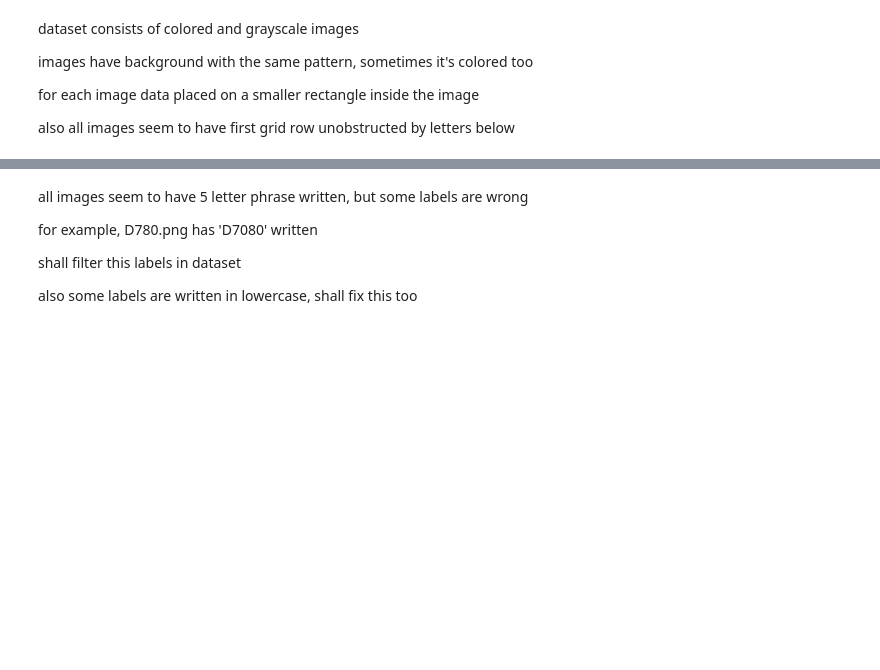
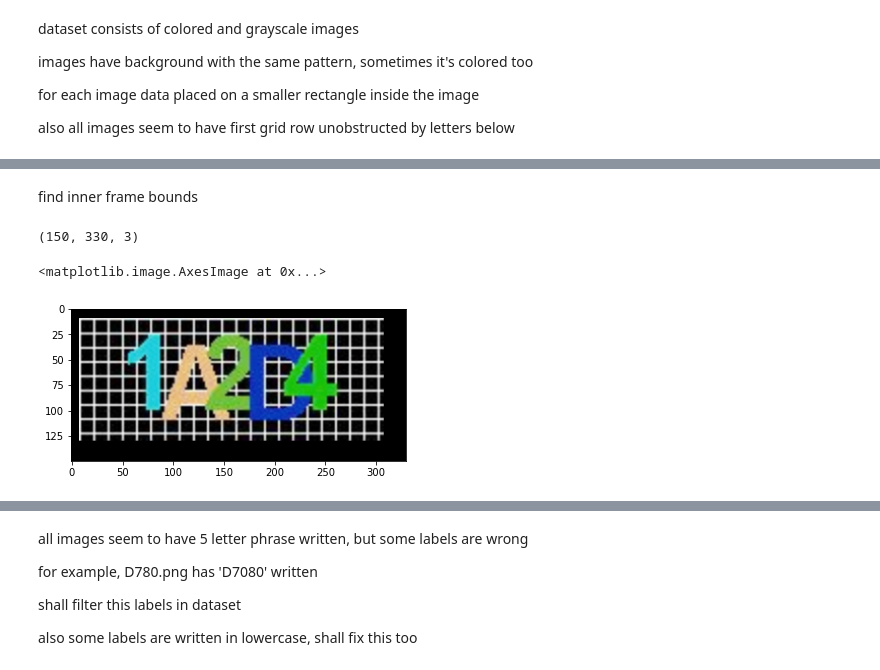
Before and after one commit to vopolov/captcha, a Jupyter notebook: data_notes.ipynb, the cells around one changed output, grey strips where cells are left out. Saved outputs shown, nothing was run; the diff lists cells and outputs as text; code cells hidden in the pictures; blank space fills up the shorter version.

Commit message:
added inner frame size

```diff
--- a/data_notes.ipynb
+++ b/data_notes.ipynb
@@ -68,0 +74,6 @@ img = np.array(img)
+# %% [markdown]
+find inner frame bounds
+# %%
+img.shape
+# %% [output]
+(150, 330, 3)
@@ -68,0 +82,5 @@ img = np.array(img)
+# %%
+plt.imshow(img)
+# %% [output]
+<matplotlib.image.AxesImage at 0x...>
+[figure, added]
```
Also changed, not shown: parts of 6 cells of this notebook.
